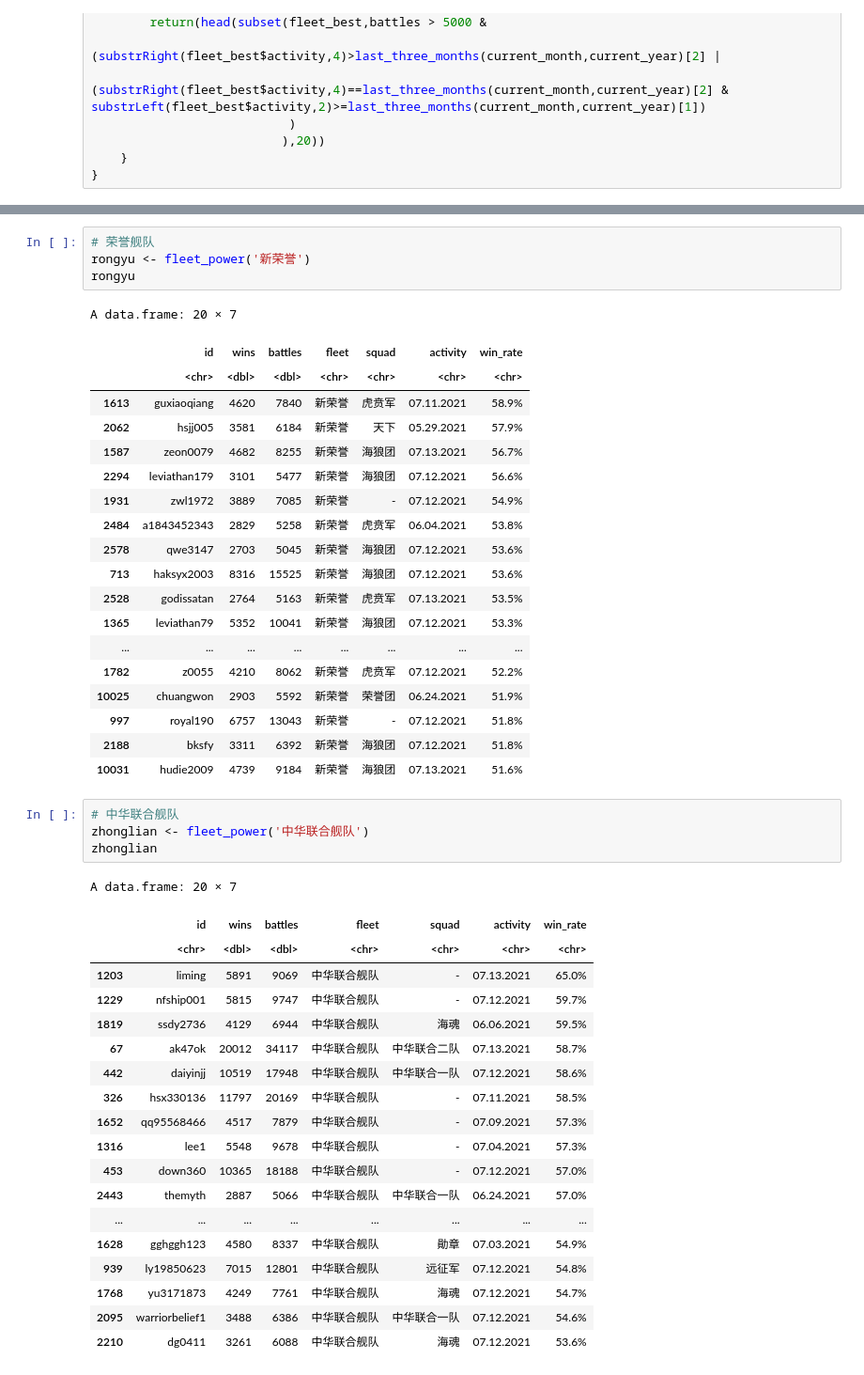
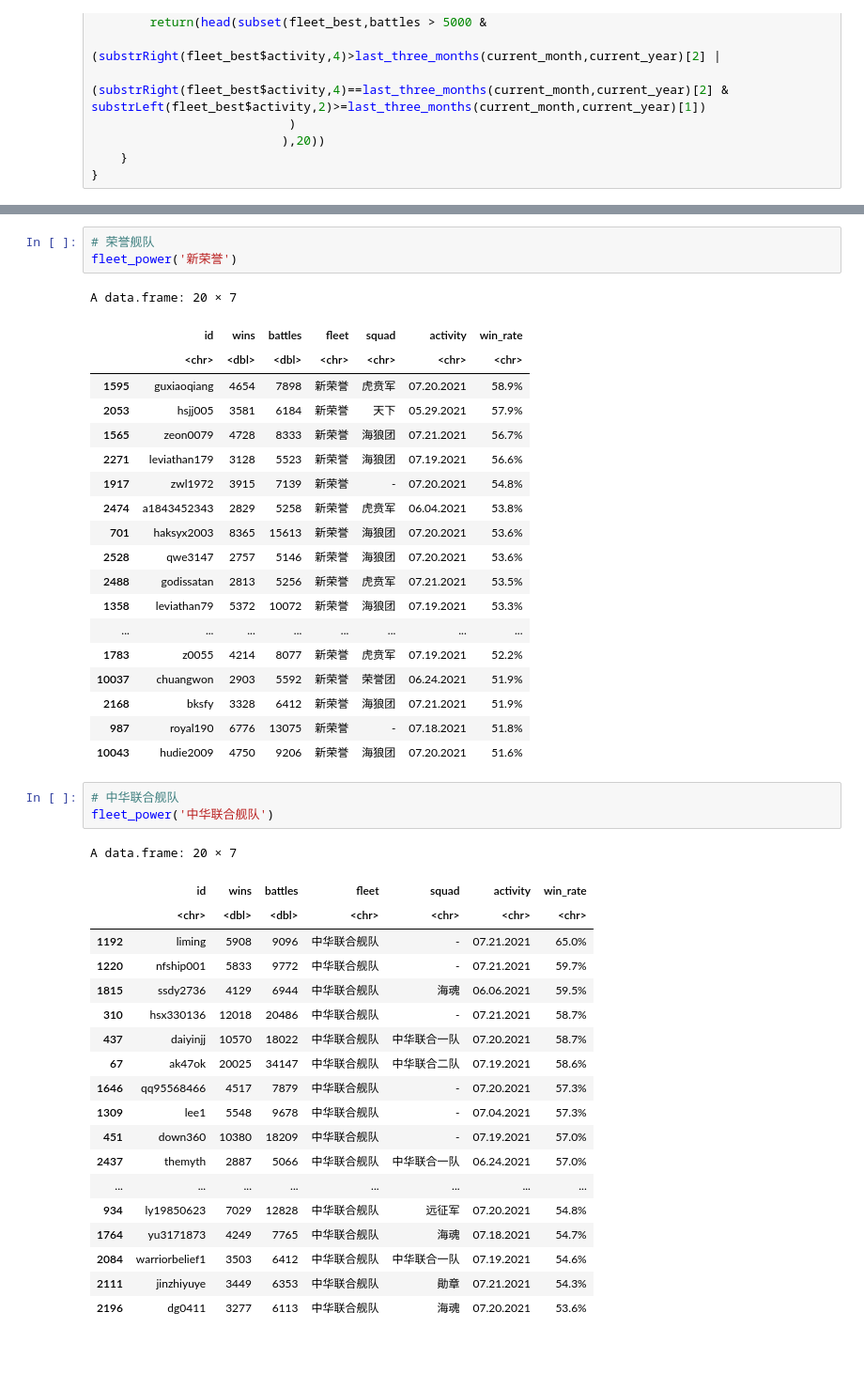
Before and after one commit to tskspree/NavyFIELD, a Jupyter notebook: NF_active_players_stats.ipynb, the cells around one changed output, grey strips where cells are left out. Shown: that part at 94% size. Cells and saved outputs as stored; diff of their text form.

```diff
--- a/NF_active_players_stats.ipynb
+++ b/NF_active_players_stats.ipynb
@@ -249,50 +247,48 @@ A data.frame: 20 × 7
 # %%
 # 荣誉舰队
-rongyu <- fleet_power('新荣誉')
-rongyu
+fleet_power('新荣誉')
 # %% [output]
 A data.frame: 20 × 7
 |  | id | wins | battles | fleet | squad | activity | win_rate |
 |  | <chr> | <dbl> | <dbl> | <chr> | <chr> | <chr> | <chr> |
-| 1613 | guxiaoqiang | 4620 | 7840 | 新荣誉 | 虎贲军 | 07.11.2021 | 58.9% |
-| 2062 | hsjj005 | 3581 | 6184 | 新荣誉 | 天下 | 05.29.2021 | 57.9% |
-| 1587 | zeon0079 | 4682 | 8255 | 新荣誉 | 海狼团 | 07.13.2021 | 56.7% |
-| 2294 | leviathan179 | 3101 | 5477 | 新荣誉 | 海狼团 | 07.12.2021 | 56.6% |
-| 1931 | zwl1972 | 3889 | 7085 | 新荣誉 | - | 07.12.2021 | 54.9% |
-| 2484 | a1843452343 | 2829 | 5258 | 新荣誉 | 虎贲军 | 06.04.2021 | 53.8% |
-| 2578 | qwe3147 | 2703 | 5045 | 新荣誉 | 海狼团 | 07.12.2021 | 53.6% |
-| 713 | haksyx2003 | 8316 | 15525 | 新荣誉 | 海狼团 | 07.12.2021 | 53.6% |
-| 2528 | godissatan | 2764 | 5163 | 新荣誉 | 虎贲军 | 07.13.2021 | 53.5% |
-| 1365 | leviathan79 | 5352 | 10041 | 新荣誉 | 海狼团 | 07.12.2021 | 53.3% |
+| 1595 | guxiaoqiang | 4654 | 7898 | 新荣誉 | 虎贲军 | 07.20.2021 | 58.9% |
+| 2053 | hsjj005 | 3581 | 6184 | 新荣誉 | 天下 | 05.29.2021 | 57.9% |
+| 1565 | zeon0079 | 4728 | 8333 | 新荣誉 | 海狼团 | 07.21.2021 | 56.7% |
+| 2271 | leviathan179 | 3128 | 5523 | 新荣誉 | 海狼团 | 07.19.2021 | 56.6% |
+| 1917 | zwl1972 | 3915 | 7139 | 新荣誉 | - | 07.20.2021 | 54.8% |
+| 2474 | a1843452343 | 2829 | 5258 | 新荣誉 | 虎贲军 | 06.04.2021 | 53.8% |
+| 701 | haksyx2003 | 8365 | 15613 | 新荣誉 | 海狼团 | 07.20.2021 | 53.6% |
+| 2528 | qwe3147 | 2757 | 5146 | 新荣誉 | 海狼团 | 07.20.2021 | 53.6% |
+| 2488 | godissatan | 2813 | 5256 | 新荣誉 | 虎贲军 | 07.21.2021 | 53.5% |
+| 1358 | leviathan79 | 5372 | 10072 | 新荣誉 | 海狼团 | 07.19.2021 | 53.3% |
 | ... | ... | ... | ... | ... | ... | ... | ... |
-| 1782 | z0055 | 4210 | 8062 | 新荣誉 | 虎贲军 | 07.12.2021 | 52.2% |
-| 10025 | chuangwon | 2903 | 5592 | 新荣誉 | 荣誉团 | 06.24.2021 | 51.9% |
-| 997 | royal190 | 6757 | 13043 | 新荣誉 | - | 07.12.2021 | 51.8% |
-| 2188 | bksfy | 3311 | 6392 | 新荣誉 | 海狼团 | 07.12.2021 | 51.8% |
-| 10031 | hudie2009 | 4739 | 9184 | 新荣誉 | 海狼团 | 07.13.2021 | 51.6% |
+| 1783 | z0055 | 4214 | 8077 | 新荣誉 | 虎贲军 | 07.19.2021 | 52.2% |
+| 10037 | chuangwon | 2903 | 5592 | 新荣誉 | 荣誉团 | 06.24.2021 | 51.9% |
+| 2168 | bksfy | 3328 | 6412 | 新荣誉 | 海狼团 | 07.21.2021 | 51.9% |
+| 987 | royal190 | 6776 | 13075 | 新荣誉 | - | 07.18.2021 | 51.8% |
+| 10043 | hudie2009 | 4750 | 9206 | 新荣誉 | 海狼团 | 07.20.2021 | 51.6% |
 # %%
 # 中华联合舰队
-zhonglian <- fleet_power('中华联合舰队')
-zhonglian
+fleet_power('中华联合舰队')
 # %% [output]
 A data.frame: 20 × 7
 |  | id | wins | battles | fleet | squad | activity | win_rate |
 |  | <chr> | <dbl> | <dbl> | <chr> | <chr> | <chr> | <chr> |
-| 1203 | liming | 5891 | 9069 | 中华联合舰队 | - | 07.13.2021 | 65.0% |
-| 1229 | nfship001 | 5815 | 9747 | 中华联合舰队 | - | 07.12.2021 | 59.7% |
-| 1819 | ssdy2736 | 4129 | 6944 | 中华联合舰队 | 海魂 | 06.06.2021 | 59.5% |
-| 67 | ak47ok | 20012 | 34117 | 中华联合舰队 | 中华联合二队 | 07.13.2021 | 58.7% |
-| 442 | daiyinjj | 10519 | 17948 | 中华联合舰队 | 中华联合一队 | 07.12.2021 | 58.6% |
-| 326 | hsx330136 | 11797 | 20169 | 中华联合舰队 | - | 07.11.2021 | 58.5% |
-| 1652 | qq95568466 | 4517 | 7879 | 中华联合舰队 | - | 07.09.2021 | 57.3% |
-| 1316 | lee1 | 5548 | 9678 | 中华联合舰队 | - | 07.04.2021 | 57.3% |
-| 453 | down360 | 10365 | 18188 | 中华联合舰队 | - | 07.12.2021 | 57.0% |
-| 2443 | themyth | 2887 | 5066 | 中华联合舰队 | 中华联合一队 | 06.24.2021 | 57.0% |
+| 1192 | liming | 5908 | 9096 | 中华联合舰队 | - | 07.21.2021 | 65.0% |
+| 1220 | nfship001 | 5833 | 9772 | 中华联合舰队 | - | 07.21.2021 | 59.7% |
+| 1815 | ssdy2736 | 4129 | 6944 | 中华联合舰队 | 海魂 | 06.06.2021 | 59.5% |
+| 310 | hsx330136 | 12018 | 20486 | 中华联合舰队 | - | 07.21.2021 | 58.7% |
+| 437 | daiyinjj | 10570 | 18022 | 中华联合舰队 | 中华联合一队 | 07.20.2021 | 58.7% |
+| 67 | ak47ok | 20025 | 34147 | 中华联合舰队 | 中华联合二队 | 07.19.2021 | 58.6% |
+| 1646 | qq95568466 | 4517 | 7879 | 中华联合舰队 | - | 07.20.2021 | 57.3% |
+| 1309 | lee1 | 5548 | 9678 | 中华联合舰队 | - | 07.04.2021 | 57.3% |
+| 451 | down360 | 10380 | 18209 | 中华联合舰队 | - | 07.19.2021 | 57.0% |
+| 2437 | themyth | 2887 | 5066 | 中华联合舰队 | 中华联合一队 | 06.24.2021 | 57.0% |
 | ... | ... | ... | ... | ... | ... | ... | ... |
-| 1628 | gghggh123 | 4580 | 8337 | 中华联合舰队 | 勛章 | 07.03.2021 | 54.9% |
-| 939 | ly19850623 | 7015 | 12801 | 中华联合舰队 | 远征军 | 07.12.2021 | 54.8% |
-| 1768 | yu3171873 | 4249 | 7761 | 中华联合舰队 | 海魂 | 07.12.2021 | 54.7% |
-| 2095 | warriorbelief1 | 3488 | 6386 | 中华联合舰队 | 中华联合一队 | 07.12.2021 | 54.6% |
-| 2210 | dg0411 | 3261 | 6088 | 中华联合舰队 | 海魂 | 07.12.2021 | 53.6% |
+| 934 | ly19850623 | 7029 | 12828 | 中华联合舰队 | 远征军 | 07.20.2021 | 54.8% |
+| 1764 | yu3171873 | 4249 | 7765 | 中华联合舰队 | 海魂 | 07.18.2021 | 54.7% |
+| 2084 | warriorbelief1 | 3503 | 6412 | 中华联合舰队 | 中华联合一队 | 07.19.2021 | 54.6% |
+| 2111 | jinzhiyuye | 3449 | 6353 | 中华联合舰队 | 勛章 | 07.21.2021 | 54.3% |
+| 2196 | dg0411 | 3277 | 6113 | 中华联合舰队 | 海魂 | 07.20.2021 | 53.6% |
 # %%
 # The Guardians Fleet
```
Also changed, not shown: parts of 30 cells of this notebook, 1 other file.
